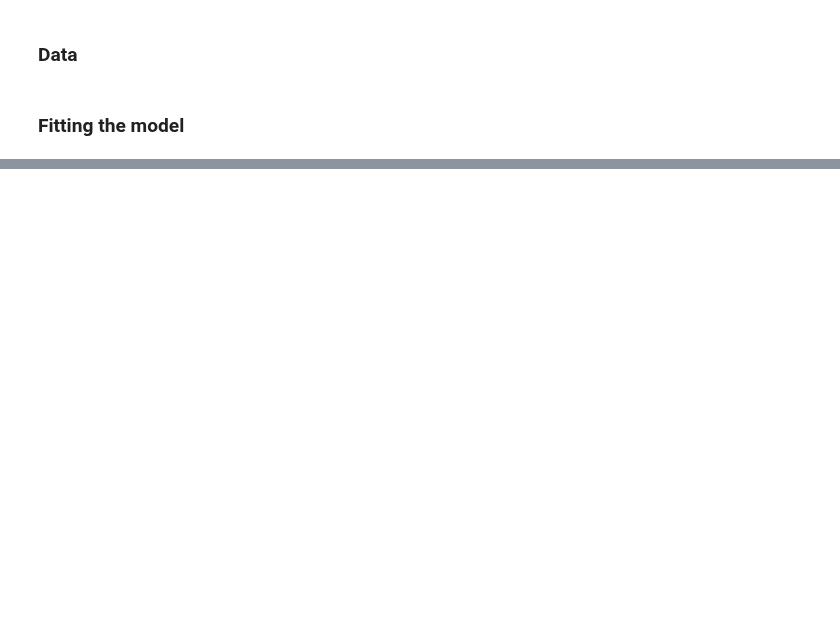
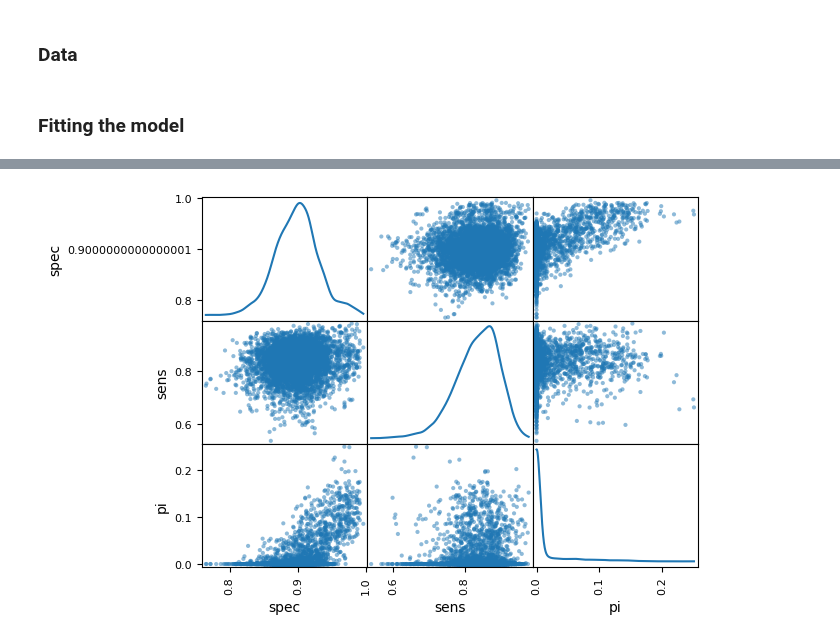
Before and after one commit to lucasmoschen/rds-bayesian-analysis-tcc, a Jupyter notebook: exercises/regression/unknown-spec-sens.ipynb, the cells around one changed output, grey strips where cells are left out. Cells and saved outputs as stored; diff of their text form; code cells hidden in the pictures; blank space fills up the shorter version.

```diff
--- a/exercises/regression/unknown-spec-sens.ipynb
+++ b/exercises/regression/unknown-spec-sens.ipynb
@@ -318,7 +319,7 @@ compiled = False
 if compiled:
     sm = pickle.load(open('pickles/model1_bivariate.pkl', 'rb'))
 else:
-    sm = ps.StanModel(file = 'stan_codes/model1_bivariate.stan')
+    sm = ps.StanModel(file = 'stan_codes/model1_bivariate_wrong.stan')
     with open('pickles/model1_bivariate.pkl', 'wb') as f:
-        pickle.dump(model, f)
+        pickle.dump(sm, f)
 # %% [output]
@@ -351,11 +353,11 @@ tests_data = {
 ### Fitting the model
 # %%
 tests_data.update({
-      "alpha": [1,1,1,1],
+      "alpha": [10,1,1,1],
       "alpha_pi":   0.01,
       "beta_pi":    0.19,
 })
 
-fit = sm.sampling(data=tests_data, iter=10000, chains=1, control=dict(adapt_delta=0.96))
+fit = sm.sampling(data=tests_data, iter=10000, chains=1, control=dict(adapt_delta=0.9))
 print(fit)
 # %% [output]
@@ -362,0 +383,6 @@ RuntimeError: Initialization failed.
+# %%
+df_trace = pd.DataFrame(fit.extract(['spec', 'sens', 'pi']))
+pd.plotting.scatter_matrix(df_trace[:], diagonal='kde');
+plt.show()
+# %% [output]
+[figure, added]
```
Also changed, not shown: parts of 3 cells of this notebook, 15 other files.
